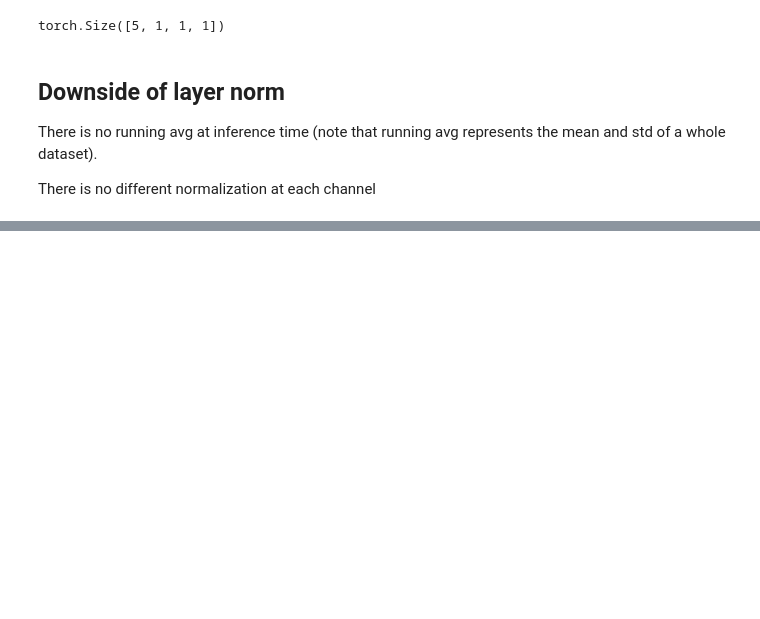
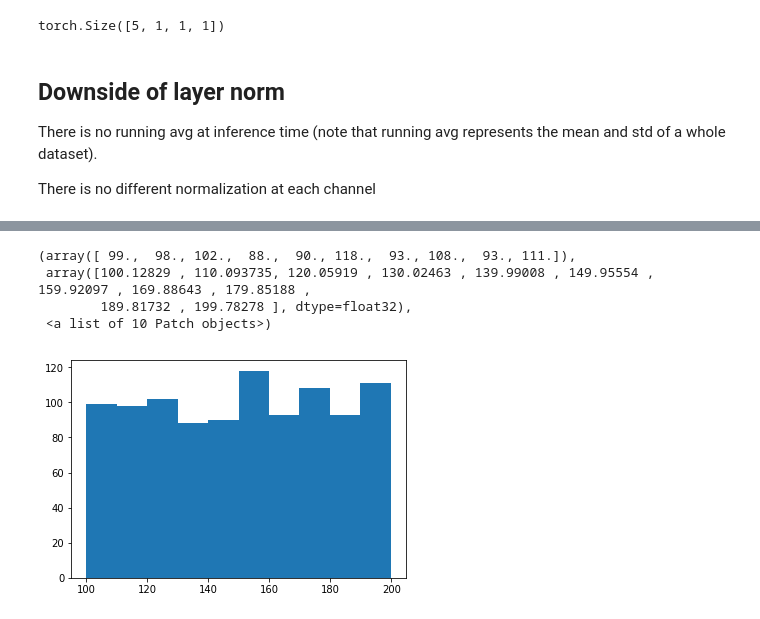
Before and after one commit to anhquan0412/fastai_v3p1, a Jupyter notebook: part_2/batchnorm.ipynb, the cells around one changed output, grey strips where cells are left out. Saved outputs shown, nothing was run; the diff lists cells and outputs as text; code cells hidden in the pictures; blank space fills up the shorter version.

```diff
--- a/part_2/batchnorm.ipynb
+++ b/part_2/batchnorm.ipynb
@@ -312,0 +419,9 @@ learn,run = get_learn_run(nfs, data, 0.4, conv_ln, cbs=cbfs)
+# %%
+temp=torch.FloatTensor(1000).uniform_(100,200)
+plt.hist(temp)
+# %% [output]
+(array([ 99.,  98., 102.,  88.,  90., 118.,  93., 108.,  93., 111.]),
+ array([100.12829 , 110.093735, 120.05919 , 130.02463 , 139.99008 , 149.95554 , 159.92097 , 169.88643 , 179.85188 ,
+        189.81732 , 199.78278 ], dtype=float32),
+ <a list of 10 Patch objects>)
+[figure, added]
```
Also changed, not shown: parts of 56 cells of this notebook, 2 other files.
